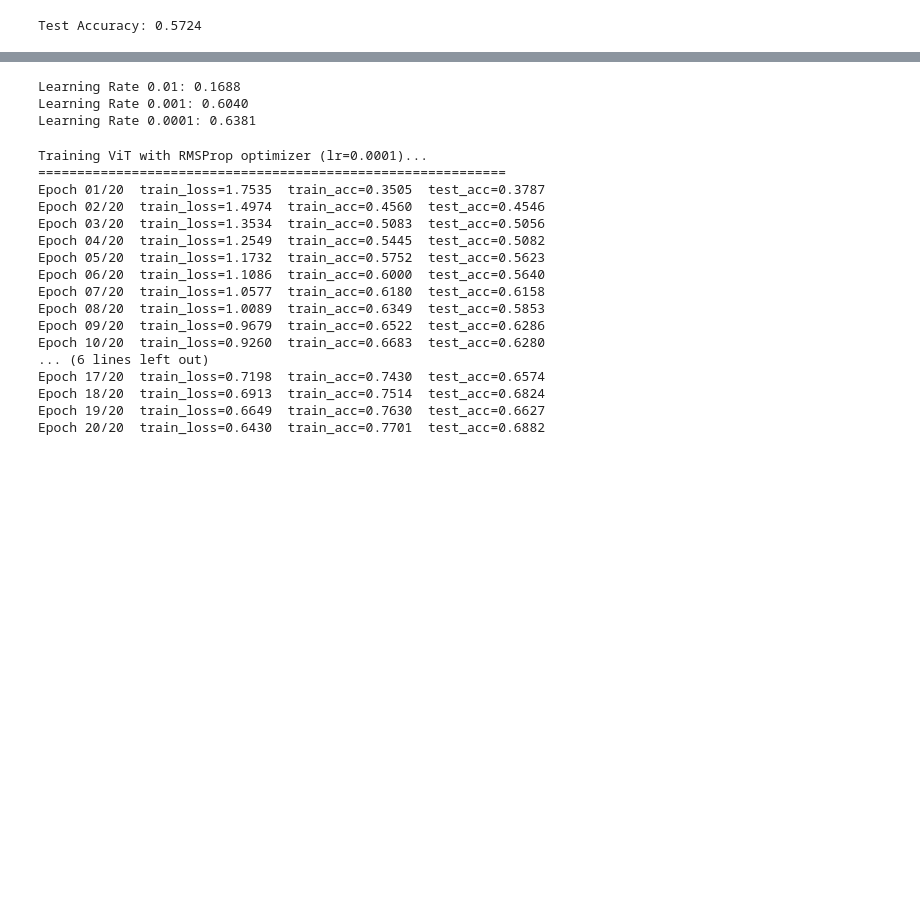
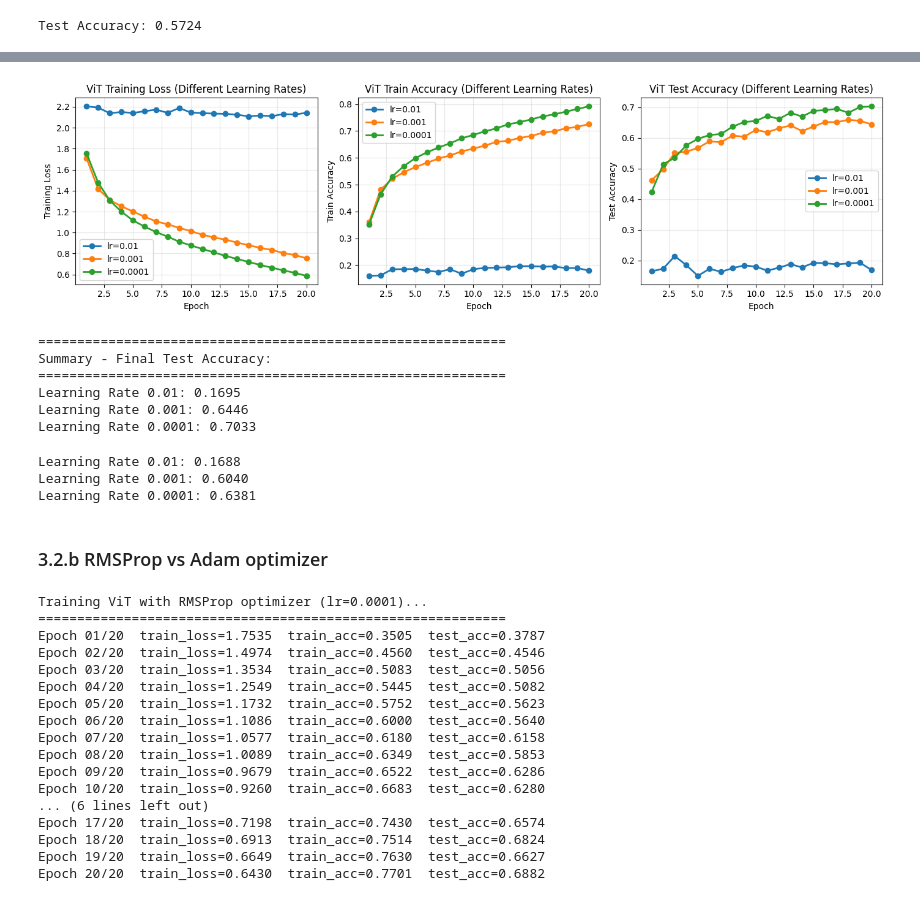
Before and after one commit to shreetishresthanp/Machine-Learning, a Jupyter notebook: HW4/hw4-Shrestha.ipynb, the cells around one changed output, grey strips where cells are left out. Cells and saved outputs as stored; diff of their text form; code cells hidden in the pictures; blank space fills up the shorter version.

```diff
--- a/HW4/hw4-Shrestha.ipynb
+++ b/HW4/hw4-Shrestha.ipynb
@@ -599,3 +558,53 @@ Learning Rate 0.0001: 0.6973
+# %%
+# Plot comparison of different learning rates
+epochs_range = np.arange(1, num_epochs_cifar + 1)
+fig, axes = plt.subplots(1, 3, figsize=(14, 4))
+
+# Plot training loss
+for lr_test in learning_rates:
+    axes[0].plot(epochs_range, results[lr_test]['train_losses'],  marker='o', linewidth=2, label=f'lr={lr_test}')
+axes[0].set_xlabel("Epoch")
+axes[0].set_ylabel("Training Loss")
+axes[0].set_title("ViT Training Loss (Different Learning Rates)")
+axes[0].legend()
+axes[0].grid(True, alpha=0.3)
+
+#Plot training accuracy
+for lr_test in learning_rates:
+    axes[1].plot(epochs_range, results[lr_test]['train_accs'],  marker='o', linewidth=2, label=f'lr={lr_test}')
+axes[1].set_xlabel("Epoch")
+axes[1].set_ylabel("Train Accuracy")
+axes[1].set_title("ViT Train Accuracy (Different Learning Rates)")
+axes[1].legend()
+axes[1].grid(True, alpha=0.3)
+
+# Plot test accuracy
+for lr_test in learning_rates:
+    axes[2].plot(epochs_range, results[lr_test]['test_accs'],  marker='o', linewidth=2, label=f'lr={lr_test}')
+axes[2].set_xlabel("Epoch")
+axes[2].set_ylabel("Test Accuracy")
+axes[2].set_title("ViT Test Accuracy (Different Learning Rates)")
+axes[2].legend()
+axes[2].grid(True, alpha=0.3)
+
+plt.tight_layout()
+plt.show()
+
+# Print summary
+print(f"\n{'='*60}")
+print("Summary - Final Test Accuracy:")
+print(f"{'='*60}")
+for lr_test in learning_rates:
+    final_acc = results[lr_test]['test_accs'][-1]
+    print(f"Learning Rate {lr_test}: {final_acc:.4f}")
+# %% [output]
+[figure, added]
+============================================================
+Summary - Final Test Accuracy:
+============================================================
+Learning Rate 0.01: 0.1695
+Learning Rate 0.001: 0.6446
+Learning Rate 0.0001: 0.7033
 # %%
 # Average accuracies
 for lr_test in learning_rates:
@@ -605,6 +614,8 @@ for lr_test in learning_rates:
 Learning Rate 0.01: 0.1688
 Learning Rate 0.001: 0.6040
 Learning Rate 0.0001: 0.6381
+# %% [markdown]
+### 3.2.b RMSProp vs Adam optimizer
 # %%
 # Based on the results, lr=0.0001 was the best learning rate (avg test accuracy of 0.64)
 # Now train ViT with RMSProp optimizer using the best learning rate
```
Also changed, not shown: parts of 8 cells of this notebook.
